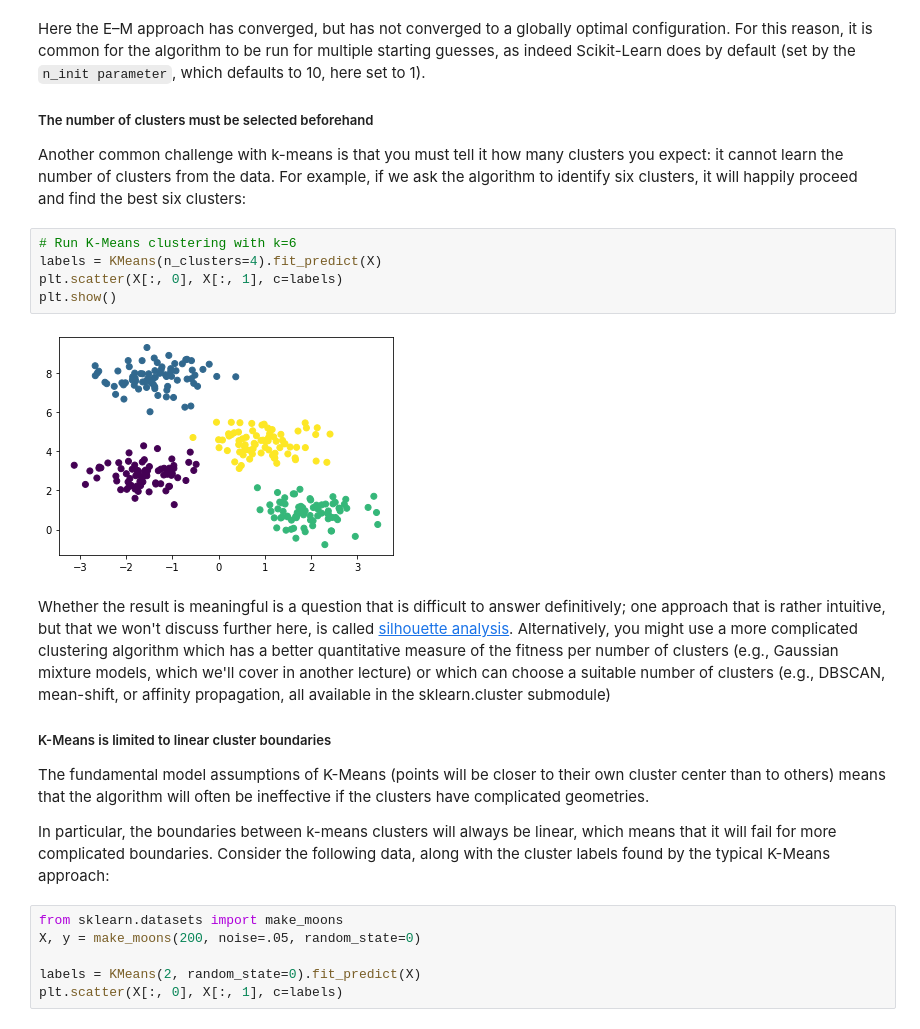
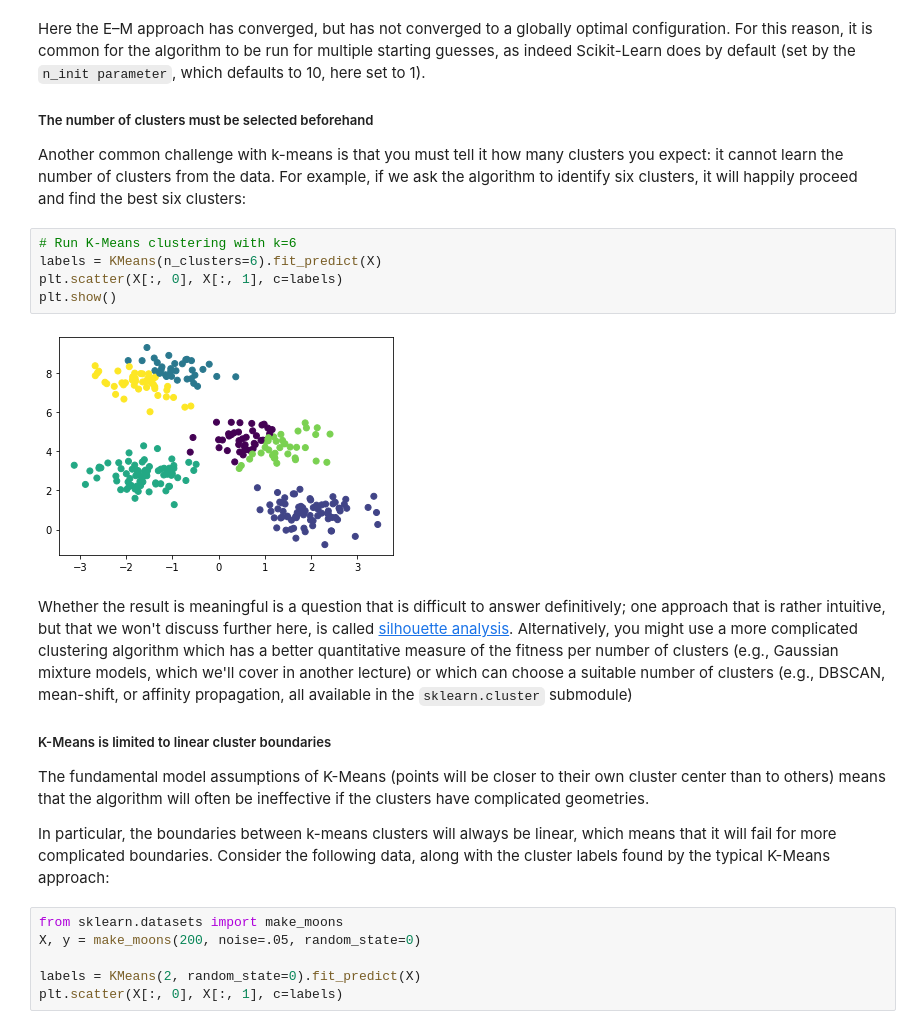
Before and after one commit to uom-lectures/PHY3287, a Jupyter notebook: lecture_3.ipynb, the cells around one changed output. Drawn from its saved outputs; the diff is of its cells as text.

```diff
--- a/lecture_3.ipynb
+++ b/lecture_3.ipynb
@@ -479,13 +481,13 @@ Here the E–M approach has converged, but has not converged to a globally optim
 Another common challenge with k-means is that you must tell it how many clusters you expect: it cannot learn the number of clusters from the data. For example, if we ask the algorithm to identify six clusters, it will happily proceed and find the best six clusters:
 # %%
 # Run K-Means clustering with k=6
-labels = KMeans(n_clusters=4).fit_predict(X)
+labels = KMeans(n_clusters=6).fit_predict(X)
 plt.scatter(X[:, 0], X[:, 1], c=labels)
 plt.show()
 # %% [output]
-[figure, old version]
+[figure, new version]
 # %% [markdown]
-Whether the result is meaningful is a question that is difficult to answer definitively; one approach that is rather intuitive, but that we won't discuss further here, is called [silhouette analysis](https://scikit-learn.org/stable/auto_examples/cluster/plot_kmeans_silhouette_analysis.html). Alternatively, you might use a more complicated clustering algorithm which has a better quantitative measure of the fitness per number of clusters (e.g., Gaussian mixture models, which we'll cover in another lecture) or which can choose a suitable number of clusters (e.g., DBSCAN, mean-shift, or affinity propagation, all available in the sklearn.cluster submodule)
+Whether the result is meaningful is a question that is difficult to answer definitively; one approach that is rather intuitive, but that we won't discuss further here, is called [silhouette analysis](https://scikit-learn.org/stable/auto_examples/cluster/plot_kmeans_silhouette_analysis.html). Alternatively, you might use a more complicated clustering algorithm which has a better quantitative measure of the fitness per number of clusters (e.g., Gaussian mixture models, which we'll cover in another lecture) or which can choose a suitable number of clusters (e.g., DBSCAN, mean-shift, or affinity propagation, all available in the `sklearn.cluster` submodule)
 
 ##### K-Means is limited to linear cluster boundaries
 
```
Also changed, not shown: parts of 8 cells of this notebook, 2 other files.
